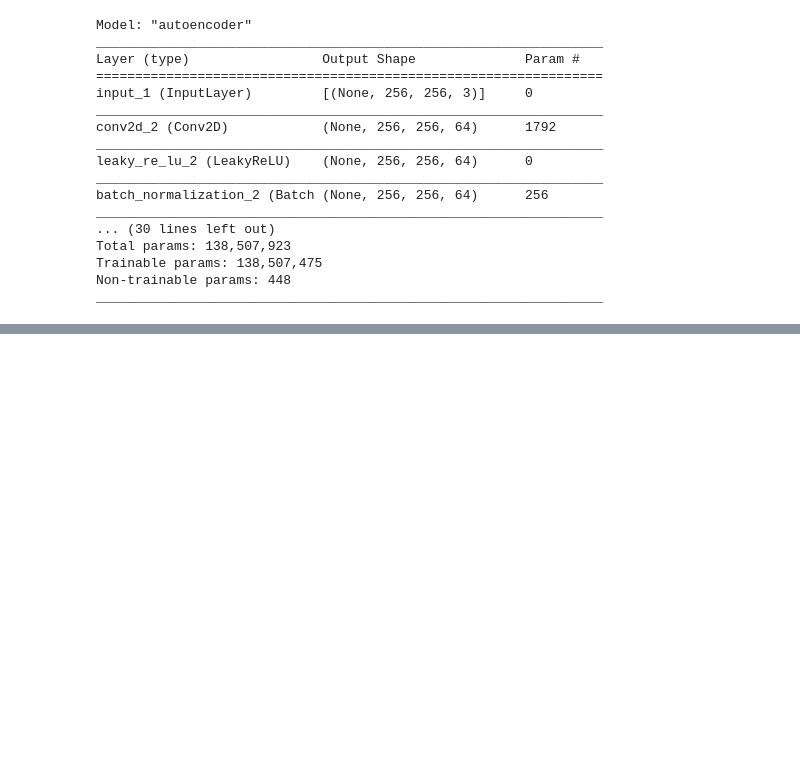
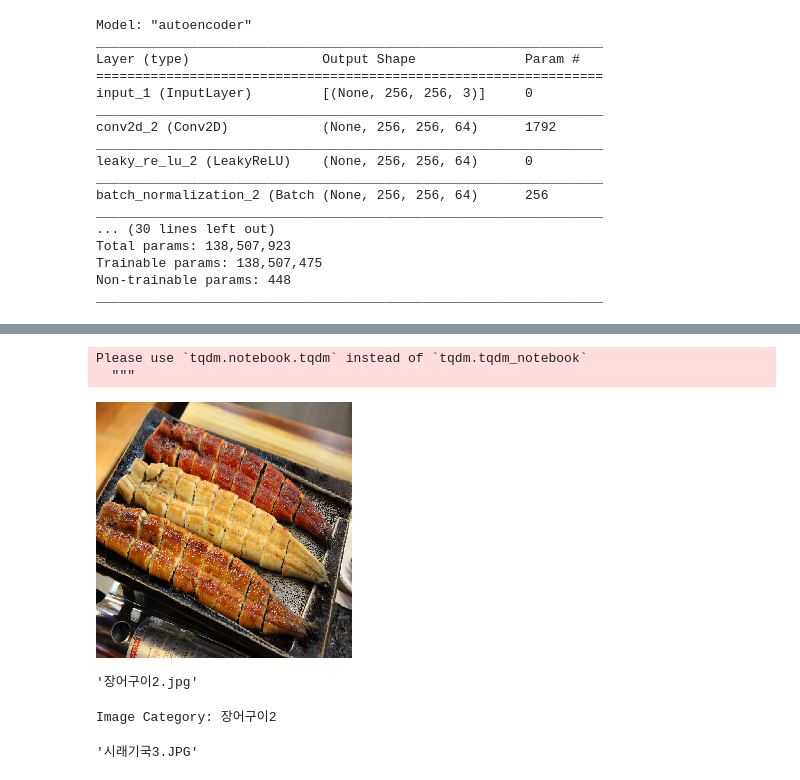
Before and after one commit to taeyoonnoh/Grand-Heart-Project, a Jupyter notebook: Autoencoder_Colab/grand_heart_project.ipynb, the cells around one changed output, grey strips where cells are left out. Saved outputs shown, nothing was run; the diff lists cells and outputs as text; code cells hidden in the pictures; blank space fills up the shorter version.

```diff
--- a/Autoencoder_Colab/grand_heart_project.ipynb
+++ b/Autoencoder_Colab/grand_heart_project.ipynb
@@ -188,0 +238,27 @@ for i in train_imgs:
+# %%
+# Load all images and predict them with the latent space model
+X = []
+indices = []
+
+for i in tqdm(range(len(os.listdir('/content/Kfoods/Foods')))):
+  try:
+    img_name = os.listdir('/content/Kfoods/Foods')[i]
+    img = load_img('/content/Kfoods/Foods/{}'.format(img_name), target_size = (256, 256))
+    img = img_to_array(img) / 255.0
+    img = np.expand_dims(img, axis=0)
+    pred = latent_space_model.predict(img)
+    pred = np.resize(pred, (16))
+    X.append(pred)
+    indices.append(img_name)
+
+    # Export the embeddings
+    if i in [1,10,100,500,1000,2000,3000,4000,5000,6000,7000,8000,9000,10000,12000,13000,14000,15000,16000,17000,18000,19000]:
+      embeddings = {'indices': indices, 'features': np.array(X)}
+
+      pickle.dump(embeddings, open('/content/Kfoods/image_embeddings_2.pickle', 'wb'))
+
+  except:
+    print(img_name)
+# %% [output]
+Please use `tqdm.notebook.tqdm` instead of `tqdm.tqdm_notebook`
+  """
@@ -188,0 +283,30 @@ for i in train_imgs:
+# %%
+# Get image name
+img_name = os.listdir('/content/Kfoods/Foods')[3]
+img = load_img('/content/Kfoods/Foods/{}'.format(img_name), target_size=(256, 256))
+img
+# %% [output]
+[figure, added]
+# %%
+img_name
+# %% [output]
+'장어구이2.jpg'
+# %%
+# Calculate eucledian distance
+img_similarity = []
+cat_similarity = []
+
+# Get actual image embedding
+img = img_to_array(img) / 255.0
+img = np.expand_dims(img, axis=0)
+pred = latent_space_model.predict(img)
+pred = np.resize(pred, (16))
+# img_cat = metadata.query("id == '{}'".format(img_name.replace('.jpg','')))['category'].values[0]
+img_cat = '장어구이2'
+print(f'Image Category: {img_cat}')
+# %% [output]
+Image Category: 장어구이2
+# %%
+embeddings['indices'][0]
+# %% [output]
+'시래기국3.JPG'
```
Also changed, not shown: parts of 15 cells of this notebook.
